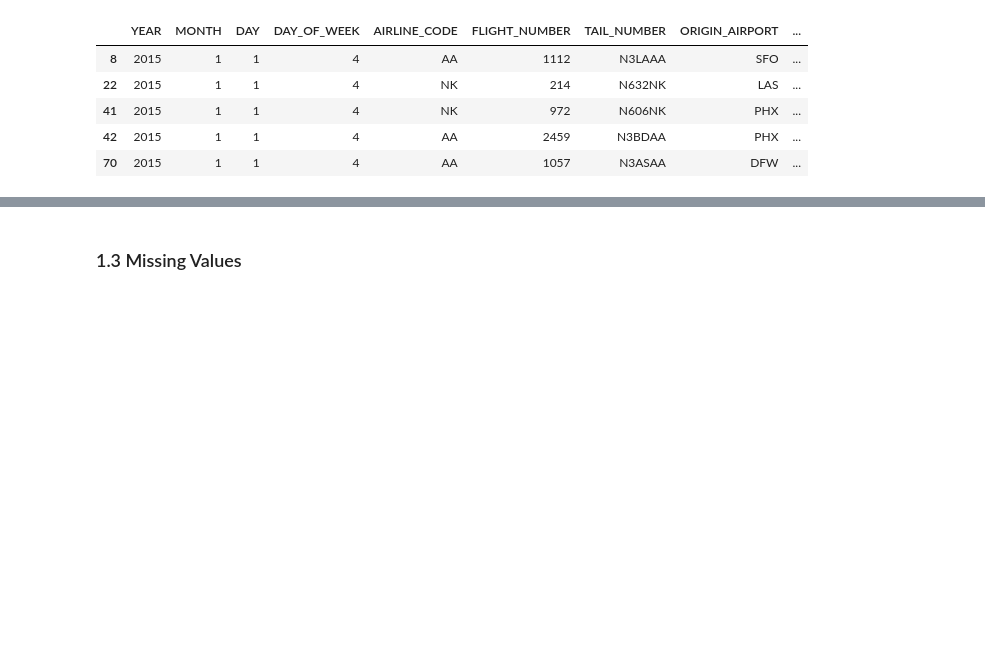
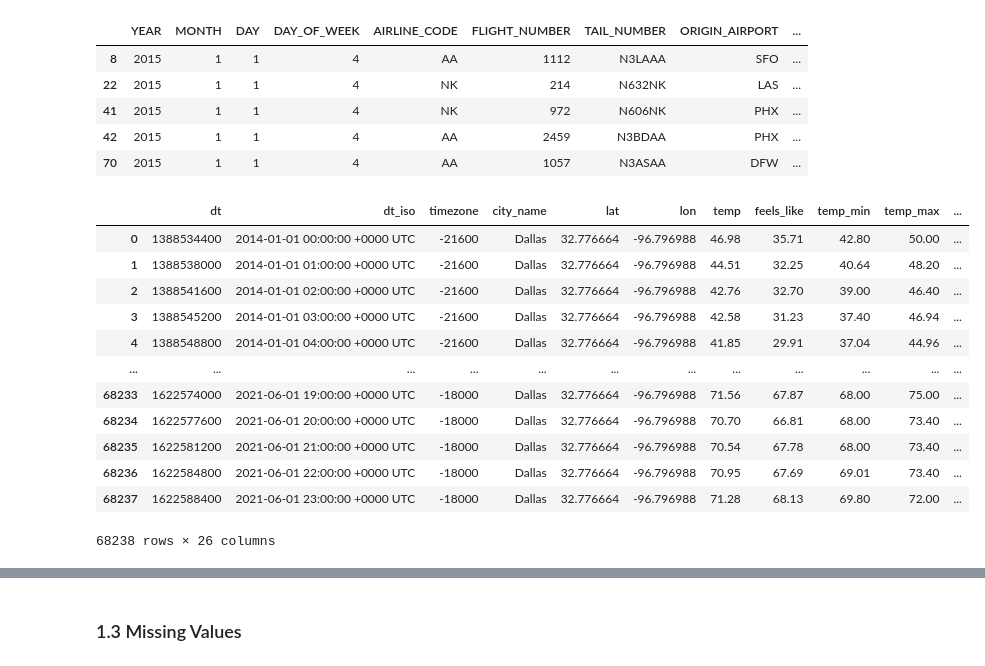
Before and after one commit to mattfarrow1/7331-machine-learning-1, a Jupyter notebook: Labs/Lab2_Group4_Matt.ipynb, the cells around one changed output, grey strips where cells are left out. Saved outputs shown, nothing was run; the diff lists cells and outputs as text; code cells hidden in the pictures; blank space fills up the shorter version.

```diff
--- a/Labs/Lab2_Group4_Matt.ipynb
+++ b/Labs/Lab2_Group4_Matt.ipynb
@@ -309,3 +309,25 @@ df.head()
 | 41 | 2015 | 1 | 1 | 4 | NK | 972 | N606NK | PHX | ... |
 | 42 | 2015 | 1 | 1 | 4 | AA | 2459 | N3BDAA | PHX | ... |
 | 70 | 2015 | 1 | 1 | 4 | AA | 1057 | N3ASAA | DFW | ... |
+# %%
+import datetime
+weather = pd.read_csv('../Data/dfw_weather.csv')
+weather['dt_iso'] = weather['dt_iso'].astype(str)
+# %%
+weather['dt_iso_update'] = weather['dt_iso'].str.split('+').str[0]
+# %%
+weather
+# %% [output]
+|  | dt | dt_iso | timezone | city_name | lat | lon | temp | feels_like | temp_min | temp_max | ... |
+| 0 | 1388534400 | 2014-01-01 00:00:00 +0000 UTC | -21600 | Dallas | 32.776664 | -96.796988 | 46.98 | 35.71 | 42.80 | 50.00 | ... |
+| 1 | 1388538000 | 2014-01-01 01:00:00 +0000 UTC | -21600 | Dallas | 32.776664 | -96.796988 | 44.51 | 32.25 | 40.64 | 48.20 | ... |
+| 2 | 1388541600 | 2014-01-01 02:00:00 +0000 UTC | -21600 | Dallas | 32.776664 | -96.796988 | 42.76 | 32.70 | 39.00 | 46.40 | ... |
+| 3 | 1388545200 | 2014-01-01 03:00:00 +0000 UTC | -21600 | Dallas | 32.776664 | -96.796988 | 42.58 | 31.23 | 37.40 | 46.94 | ... |
+| 4 | 1388548800 | 2014-01-01 04:00:00 +0000 UTC | -21600 | Dallas | 32.776664 | -96.796988 | 41.85 | 29.91 | 37.04 | 44.96 | ... |
+| ... | ... | ... | ... | ... | ... | ... | ... | ... | ... | ... | ... |
+| 68233 | 1622574000 | 2021-06-01 19:00:00 +0000 UTC | -18000 | Dallas | 32.776664 | -96.796988 | 71.56 | 67.87 | 68.00 | 75.00 | ... |
+| 68234 | 1622577600 | 2021-06-01 20:00:00 +0000 UTC | -18000 | Dallas | 32.776664 | -96.796988 | 70.70 | 66.81 | 68.00 | 73.40 | ... |
+| 68235 | 1622581200 | 2021-06-01 21:00:00 +0000 UTC | -18000 | Dallas | 32.776664 | -96.796988 | 70.54 | 67.78 | 68.00 | 73.40 | ... |
+| 68236 | 1622584800 | 2021-06-01 22:00:00 +0000 UTC | -18000 | Dallas | 32.776664 | -96.796988 | 70.95 | 67.69 | 69.01 | 73.40 | ... |
+| 68237 | 1622588400 | 2021-06-01 23:00:00 +0000 UTC | -18000 | Dallas | 32.776664 | -96.796988 | 71.28 | 68.13 | 69.80 | 72.00 | ... |
+68238 rows × 26 columns
```
Also changed, not shown: parts of 3 cells of this notebook.
